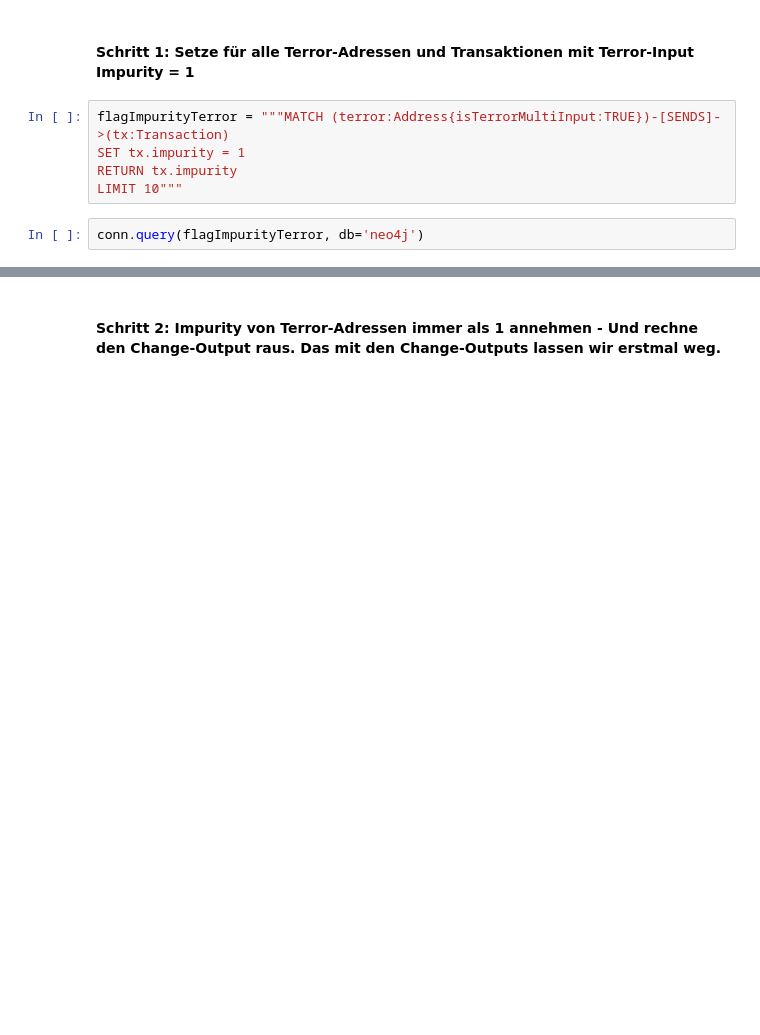
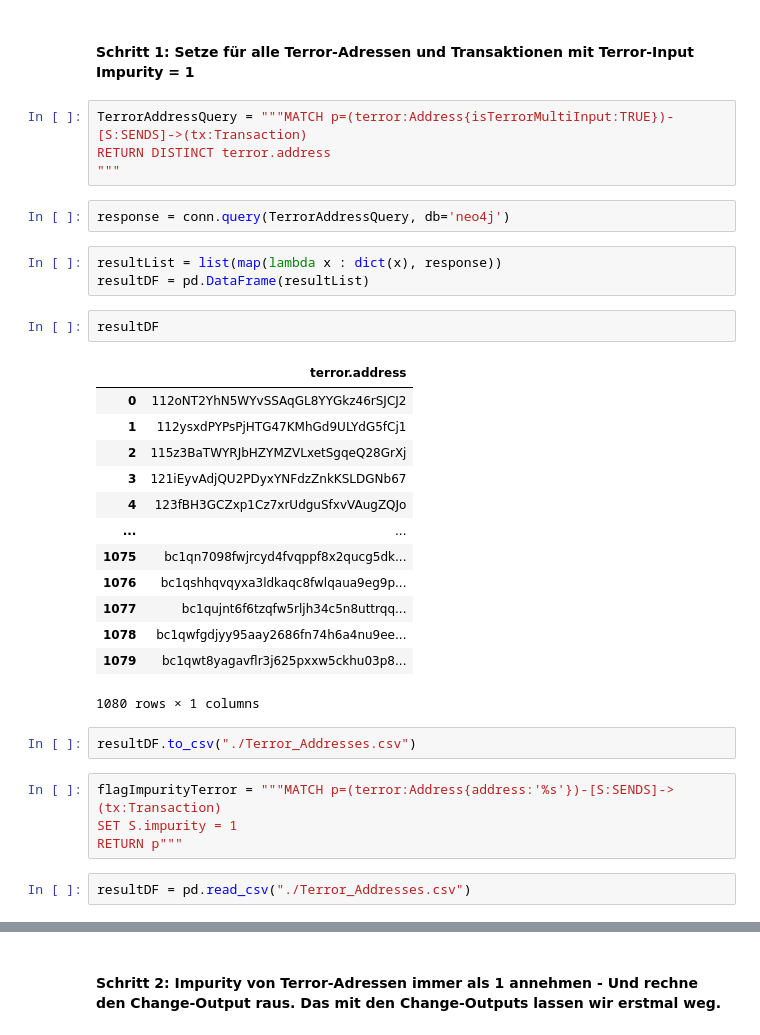
Before and after one commit to philippoetken/UM_Cryptocurrency_Forensics, a Jupyter notebook: PurityMeasure.ipynb, the cells around one changed output, grey strips where cells are left out. Saved outputs shown, nothing was run; the diff lists cells and outputs as text; blank space fills up the shorter version.

Commit message:
[ADD] terror addresses [EDIT] purity Measures to include new formular and get the addresses

```diff
--- a/PurityMeasure.ipynb
+++ b/PurityMeasure.ipynb
@@ -65,10 +63,36 @@ Wir setzen nicht alle Impurity auf 0, sondern interpretieren None später als 0,
 #conn.query(flagImpurityTx, db='neo4j')
 # %% [markdown]
 #### Schritt 1: Setze für alle Terror-Adressen und Transaktionen mit Terror-Input Impurity = 1
-# %%
-flagImpurityTerror = """MATCH (terror:Address{isTerrorMultiInput:TRUE})-[SENDS]->(tx:Transaction)
-SET tx.impurity = 1
-RETURN tx.impurity
-LIMIT 10"""
-# %%
-conn.query(flagImpurityTerror, db='neo4j')
+# %%
+TerrorAddressQuery = """MATCH p=(terror:Address{isTerrorMultiInput:TRUE})-[S:SENDS]->(tx:Transaction)
+RETURN DISTINCT terror.address
+"""
+# %%
+response = conn.query(TerrorAddressQuery, db='neo4j')
+# %%
+resultList = list(map(lambda x : dict(x), response))
+resultDF = pd.DataFrame(resultList)
+# %%
+resultDF
+# %% [output]
+|  | terror.address |
+| 0 | 112oNT2YhN5WYvSSAqGL8YYGkz46rSJCJ2 |
+| 1 | 112ysxdPYPsPjHTG47KMhGd9ULYdG5fCj1 |
+| 2 | 115z3BaTWYRJbHZYMZVLxetSgqeQ28GrXj |
+| 3 | 121iEyvAdjQU2PDyxYNFdzZnkKSLDGNb67 |
+| 4 | 123fBH3GCZxp1Cz7xrUdguSfxvVAugZQJo |
+| ... | ... |
+| 1075 | bc1qn7098fwjrcyd4fvqppf8x2qucg5dk... |
+| 1076 | bc1qshhqvqyxa3ldkaqc8fwlqaua9eg9p... |
+| 1077 | bc1qujnt6f6tzqfw5rljh34c5n8uttrqq... |
+| 1078 | bc1qwfgdjyy95aay2686fn74h6a4nu9ee... |
+| 1079 | bc1qwt8yagavflr3j625pxxw5ckhu03p8... |
+1080 rows × 1 columns
+# %%
+resultDF.to_csv("./Terror_Addresses.csv")
+# %%
+flagImpurityTerror = """MATCH p=(terror:Address{address:'%s'})-[S:SENDS]->(tx:Transaction)
+SET S.impurity = 1
+RETURN p"""
+# %%
+resultDF = pd.read_csv("./Terror_Addresses.csv")
```
Also changed, not shown: parts of 8 cells of this notebook, 1 other file.
